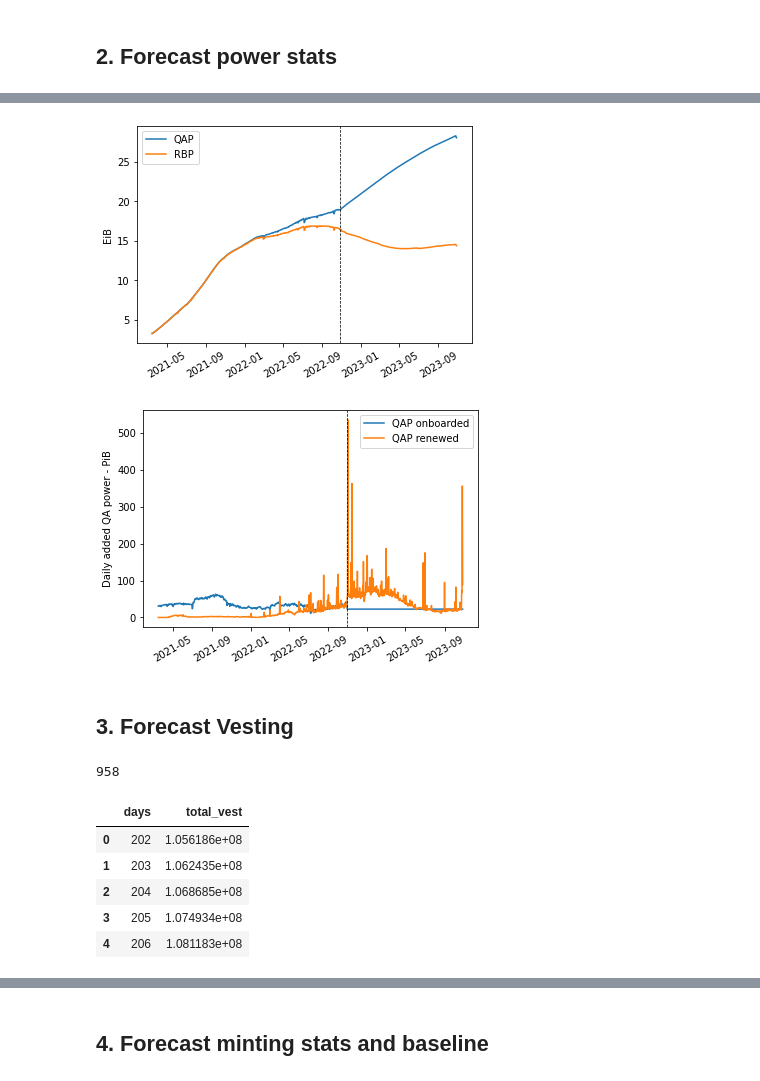
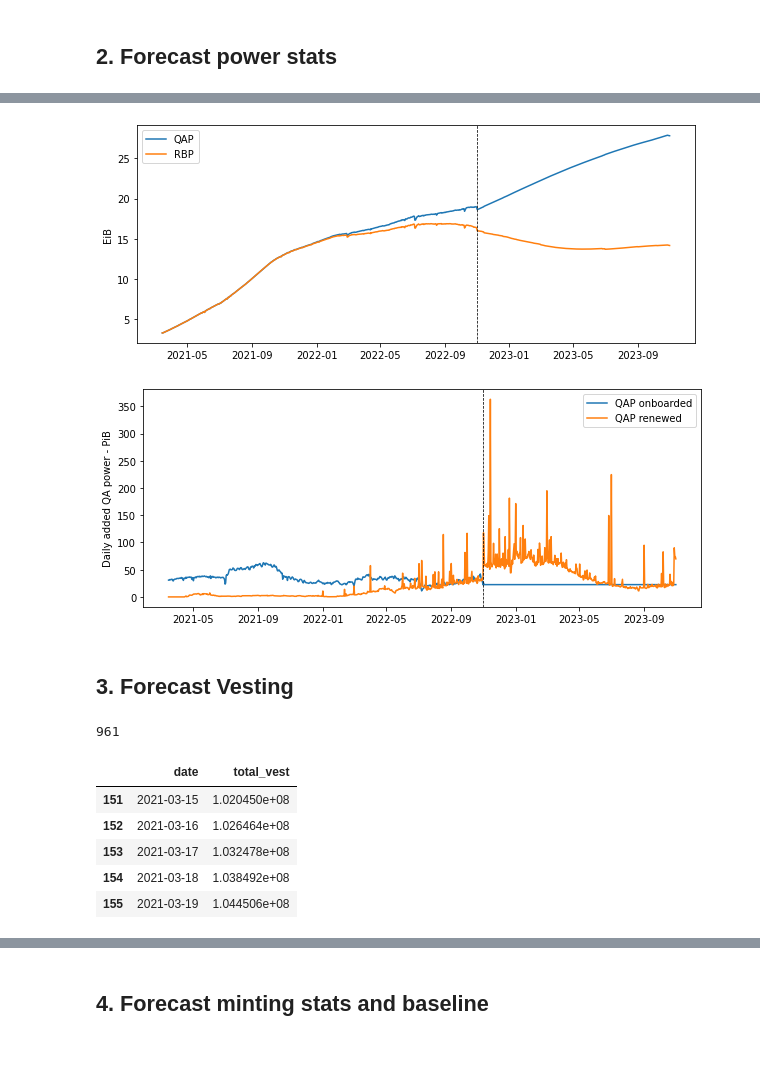
Before and after one commit to protocol/filecoin-mecha-twin, a Jupyter notebook: notebooks/backtest.ipynb, the cells around one changed output, grey strips where cells are left out. Drawn from its saved outputs; the diff is of its cells as text; code cells hidden in the pictures; blank space fills up the shorter version.

```diff
--- a/notebooks/backtest.ipynb
+++ b/notebooks/backtest.ipynb
@@ -27,14 +27,15 @@ from mechafil.supply import forecast_circulating_supply_df
 ## 1. Parameters and other variables
 # %%
 # Data starts in filecoin_daily_stats 2021-03-15
-# genesis block was in 2020-08-24 23:00:00
+# genesis block was in 2020-08-24
+# Main net launch was in 2020-10-15
 
-# Today is 2022-10-29
-current_date = datetime.date(2022, 10, 29)
-current_day = (current_date - datetime.date(2020, 8, 25)).days
+# Today is 2022-11-01
+current_date = datetime.date(2022, 11, 1)
+current_day = (current_date - datetime.date(2020, 10, 15)).days
 
 start_date = datetime.date(2021, 3, 15)
-start_day = (start_date - datetime.date(2020, 8, 25)).days
+start_day = (start_date - datetime.date(2020, 10, 15)).days
 
 # Forecast is one year ahead from today
 forecast_lenght = 365
@@ -133,39 +134,39 @@ power_df.head()
 | 3 | 2021-03-18 | 3.369592 | 3.370540 | 31.465290 | 0.0 |
 | 4 | 2021-03-19 | 3.396884 | 3.397818 | 31.453568 | 0.0 |
 # %%
+plt.figure(figsize=(10,4))
 plt.plot(power_df['date'], power_df['total_qa_power_eib'], label="QAP")
 plt.plot(power_df['date'], power_df['total_raw_power_eib'], label="RBP")
 plt.axvline(power_df['date'][current_day-start_day-1], color='black', linestyle='--', lw=0.75)
-plt.xticks(rotation=30)
 plt.ylabel("EiB")
 plt.legend()
 plt.show()
 # %% [output]
-[figure, old version]
+[figure, new version]
 # %%
+plt.figure(figsize=(10,4))
 plt.plot(power_df['date'], power_df['day_onboarded_qa_power_pib'], label="QAP onboarded")
 plt.plot(power_df['date'], power_df['day_renewed_qa_power_pib'], label="QAP renewed")
 plt.axvline(power_df['date'][current_day-start_day-1], color='black', linestyle='--', lw=0.75)
-plt.xticks(rotation=30)
 plt.ylabel("Daily added QA power - PiB")
 plt.legend()
 plt.show()
 # %% [output]
-[figure, old version]
+[figure, new version]
 # %% [markdown]
 ## 3. Forecast Vesting
 # %%
-vest_df = compute_vesting_trajectory_df(start_day, end_day)
+vest_df = compute_vesting_trajectory_df(start_date, end_date)
 
 print(len(vest_df))
 vest_df.head()
 # %% [output]
-958
+961
-|  | days | total_vest |
-| 0 | 202 | 1.056186e+08 |
-| 1 | 203 | 1.062435e+08 |
-| 2 | 204 | 1.068685e+08 |
-| 3 | 205 | 1.074934e+08 |
-| 4 | 206 | 1.081183e+08 |
+|  | date | total_vest |
+| 151 | 2021-03-15 | 1.020450e+08 |
+| 152 | 2021-03-16 | 1.026464e+08 |
+| 153 | 2021-03-17 | 1.032478e+08 |
+| 154 | 2021-03-18 | 1.038492e+08 |
+| 155 | 2021-03-19 | 1.044506e+08 |
 # %%
 plt.figure(figsize=(10,4))
```
Also changed, not shown: parts of 10 cells of this notebook, 1 other file.
